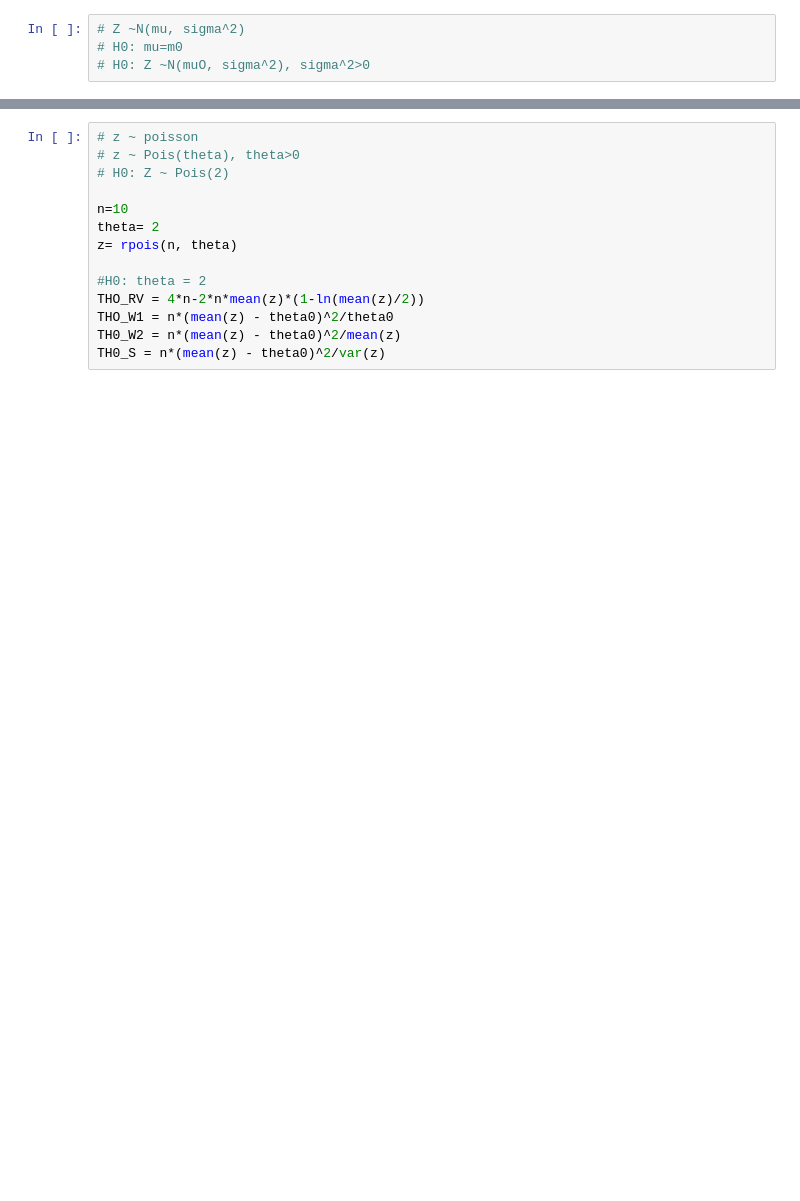
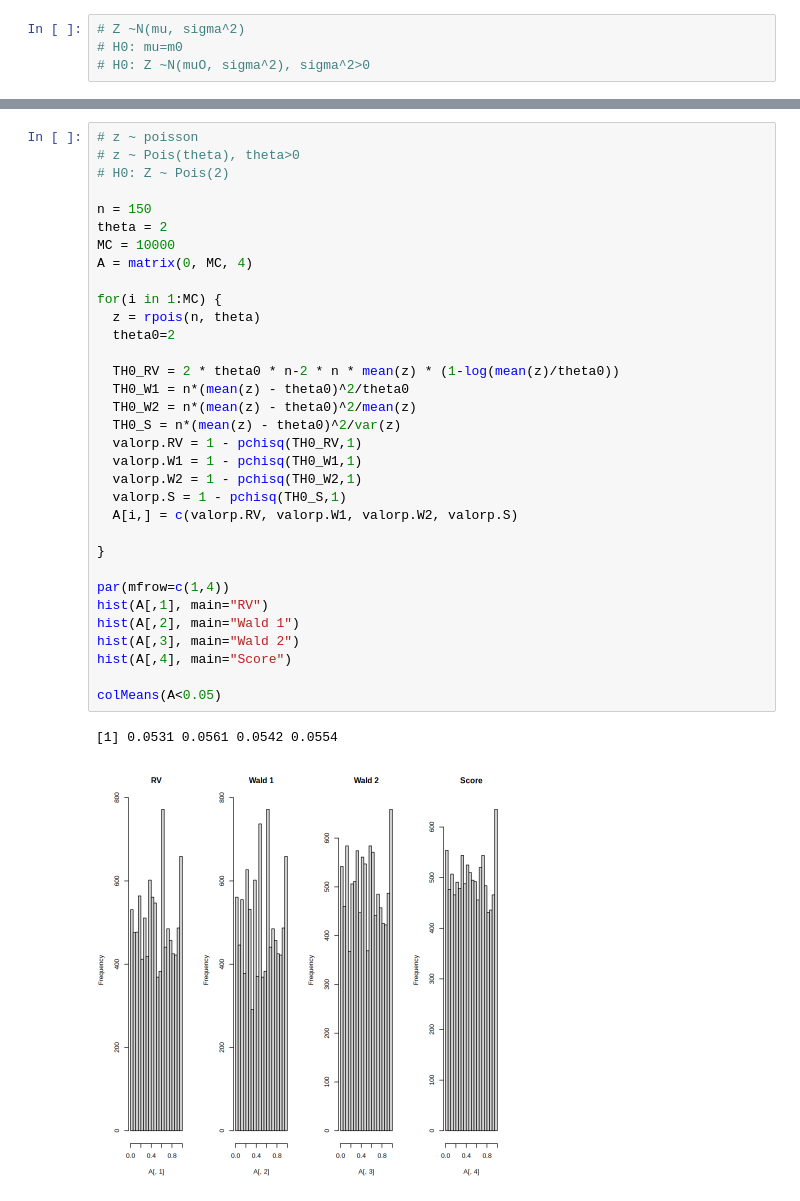
Before and after one commit to jessicalewinter/deep-learning-specialization, a Jupyter notebook: mae5911/p_value.ipynb, the cells around one changed output, grey strips where cells are left out. Cells and saved outputs as stored; diff of their text form; blank space fills up the shorter version.

```diff
--- a/mae5911/p_value.ipynb
+++ b/mae5911/p_value.ipynb
@@ -31,14 +31,36 @@ mean(A<0.05)
 # %%
 # z ~ poisson
 # z ~ Pois(theta), theta>0
 # H0: Z ~ Pois(2)
 
-n=10
-theta= 2
-z= rpois(n, theta)
+n = 150
+theta = 2
+MC = 10000
+A = matrix(0, MC, 4)
 
-#H0: theta = 2
-THO_RV = 4*n-2*n*mean(z)*(1-ln(mean(z)/2))
-THO_W1 = n*(mean(z) - theta0)^2/theta0
-TH0_W2 = n*(mean(z) - theta0)^2/mean(z)
-TH0_S = n*(mean(z) - theta0)^2/var(z)
+for(i in 1:MC) {
+  z = rpois(n, theta)
+  theta0=2
+
+  TH0_RV = 2 * theta0 * n-2 * n * mean(z) * (1-log(mean(z)/theta0))
+  TH0_W1 = n*(mean(z) - theta0)^2/theta0
+  TH0_W2 = n*(mean(z) - theta0)^2/mean(z)
+  TH0_S = n*(mean(z) - theta0)^2/var(z)
+  valorp.RV = 1 - pchisq(TH0_RV,1)
+  valorp.W1 = 1 - pchisq(TH0_W1,1)
+  valorp.W2 = 1 - pchisq(TH0_W2,1)
+  valorp.S = 1 - pchisq(TH0_S,1)
+  A[i,] = c(valorp.RV, valorp.W1, valorp.W2, valorp.S)
+
+}
+
+par(mfrow=c(1,4))
+hist(A[,1], main="RV")
+hist(A[,2], main="Wald 1")
+hist(A[,3], main="Wald 2")
+hist(A[,4], main="Score")
+
+colMeans(A<0.05)
+# %% [output]
+[1] 0.0531 0.0561 0.0542 0.0554
+[figure, added]
```
Also changed, not shown: parts of 2 cells of this notebook.
